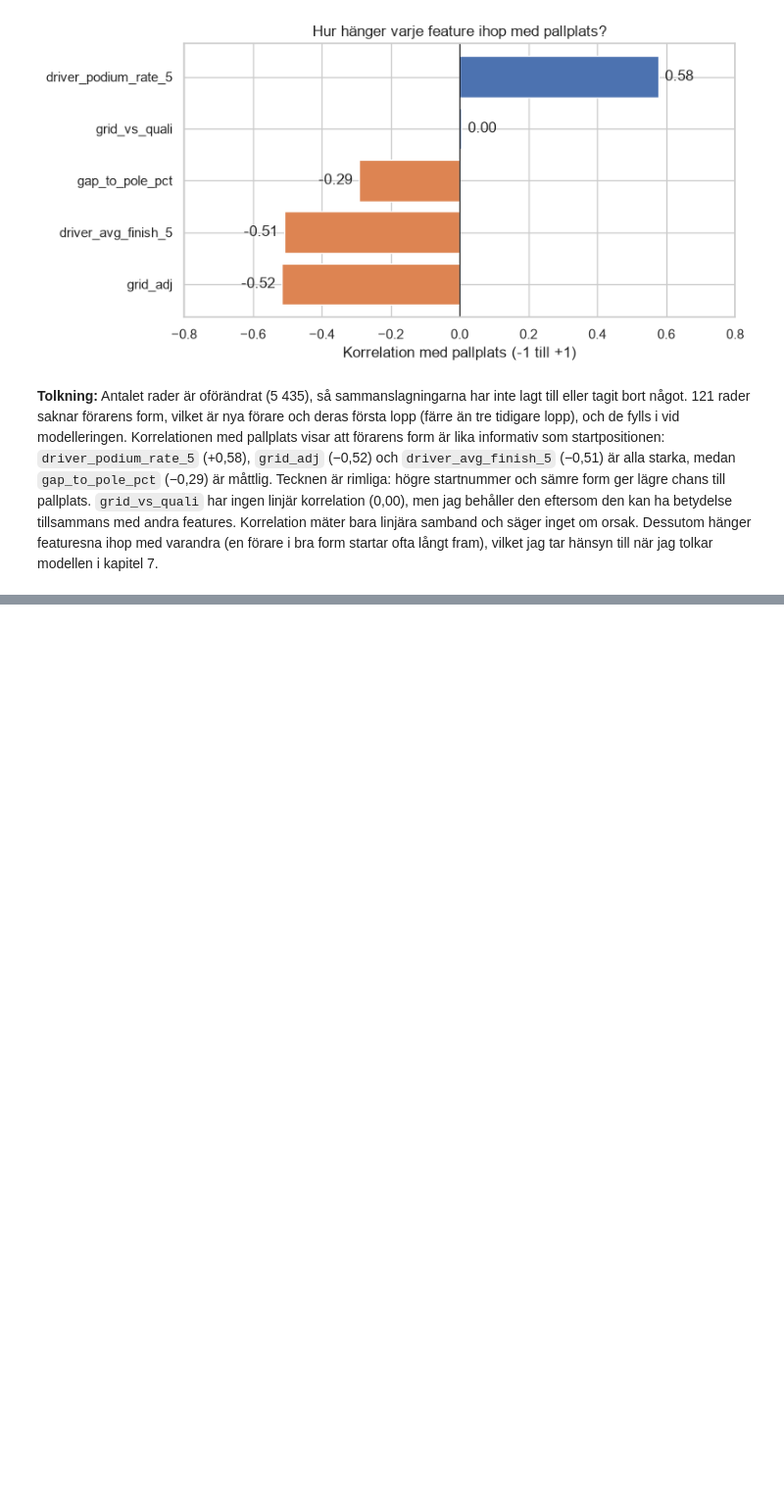
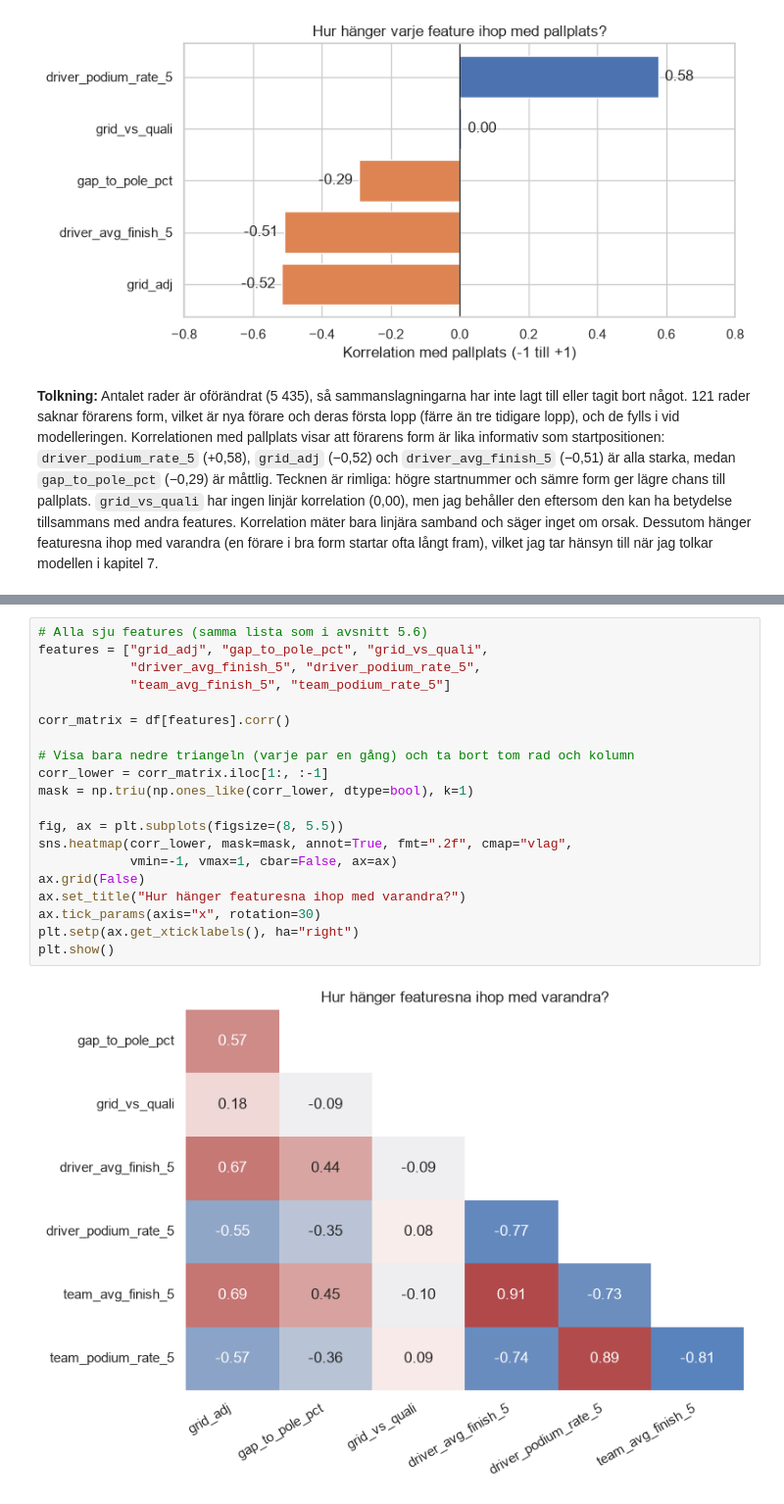
Before and after one commit to felixalfred/f1-podium-prediction, a Jupyter notebook: notebooks/f1_podium_prediction.ipynb, the cells around one changed output, grey strips where cells are left out. Shown at 98% size. Saved outputs shown, nothing was run; the diff lists cells and outputs as text; blank space fills up the shorter version.

Commit message:
Värmekarta över korrelationer mellan alla features

```diff
--- a/notebooks/f1_podium_prediction.ipynb
+++ b/notebooks/f1_podium_prediction.ipynb
@@ -806,0 +898,22 @@ plt.show()
+# %%
+# Alla sju features (samma lista som i avsnitt 5.6)
+features = ["grid_adj", "gap_to_pole_pct", "grid_vs_quali",
+            "driver_avg_finish_5", "driver_podium_rate_5",
+            "team_avg_finish_5", "team_podium_rate_5"]
+
+corr_matrix = df[features].corr()
+
+# Visa bara nedre triangeln (varje par en gång) och ta bort tom rad och kolumn
+corr_lower = corr_matrix.iloc[1:, :-1]
+mask = np.triu(np.ones_like(corr_lower, dtype=bool), k=1)
+
+fig, ax = plt.subplots(figsize=(8, 5.5))
+sns.heatmap(corr_lower, mask=mask, annot=True, fmt=".2f", cmap="vlag",
+            vmin=-1, vmax=1, cbar=False, ax=ax)
+ax.grid(False)
+ax.set_title("Hur hänger featuresna ihop med varandra?")
+ax.tick_params(axis="x", rotation=30)
+plt.setp(ax.get_xticklabels(), ha="right")
+plt.show()
+# %% [output]
+[figure, added]
```
Also changed, not shown: parts of 14 cells of this notebook.
